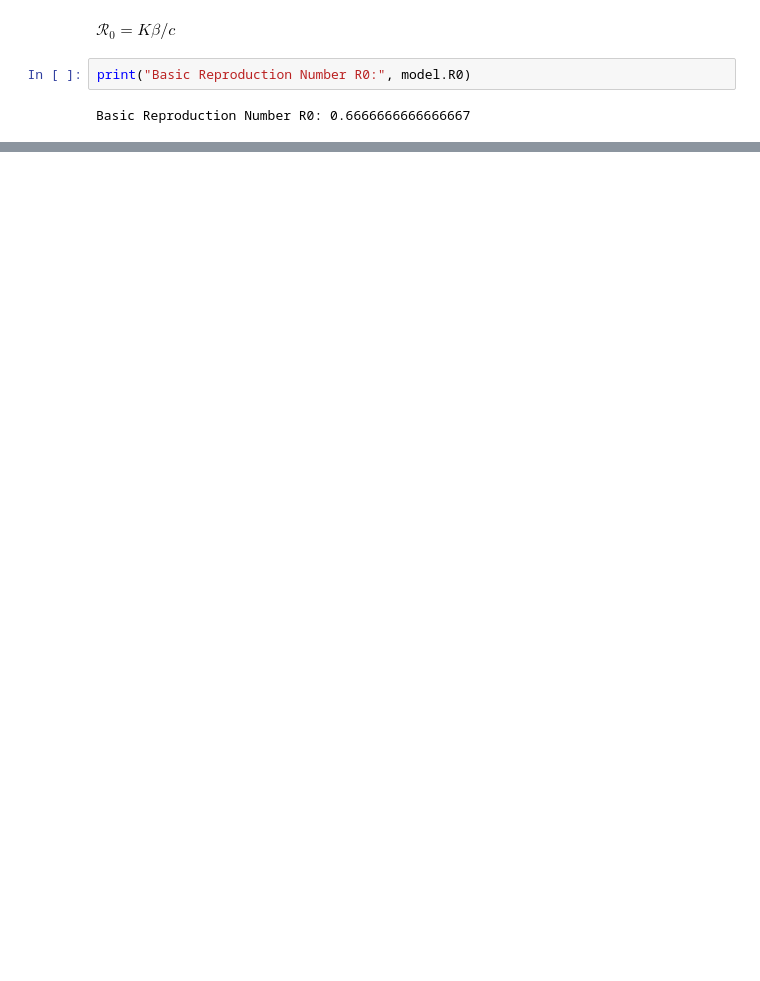
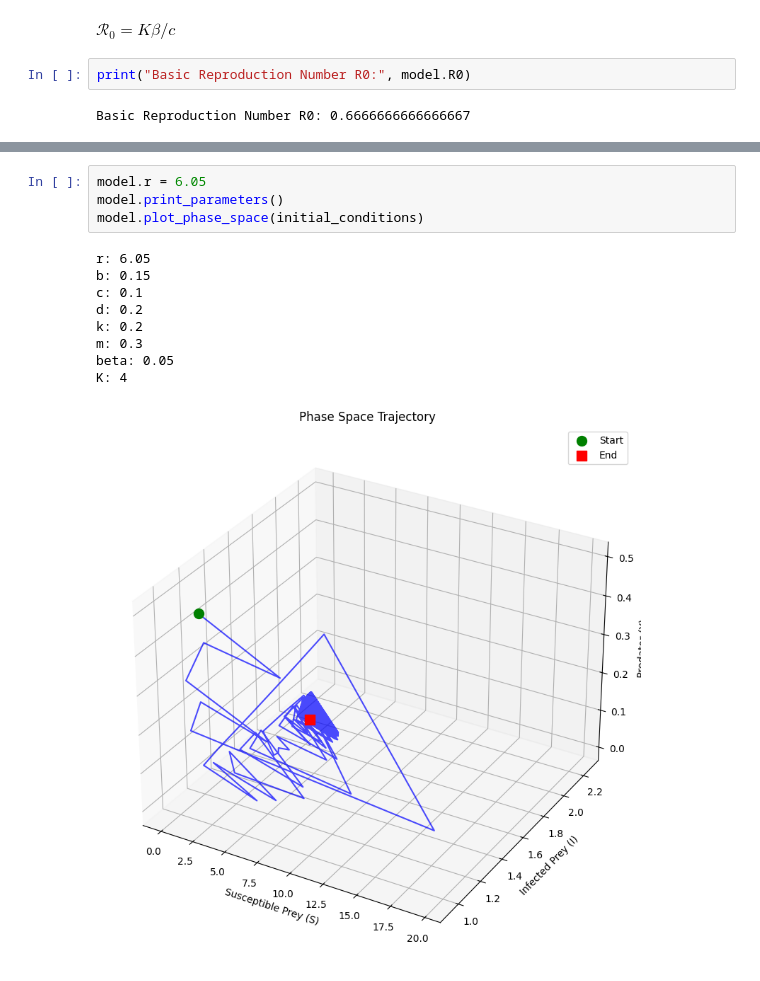
Before and after one commit to samueleserri/Eco-Epidemiological-model-with-disease-in-prey, a Jupyter notebook: src/simulations.ipynb, the cells around one changed output, grey strips where cells are left out. Cells and saved outputs as stored; diff of their text form; blank space fills up the shorter version.

```diff
--- a/src/simulations.ipynb
+++ b/src/simulations.ipynb
@@ -52,0 +88,14 @@ model.plot_populations_vs_parameter("r", 2, 4, initial_conditions)
+# %%
+model.r = 6.05
+model.print_parameters()
+model.plot_phase_space(initial_conditions)
+# %% [output]
+r: 6.05
+b: 0.15
+c: 0.1
+d: 0.2
+k: 0.2
+m: 0.3
+beta: 0.05
+K: 4
+[figure, added]
```
Also changed, not shown: parts of 24 cells of this notebook, 1 other file.
